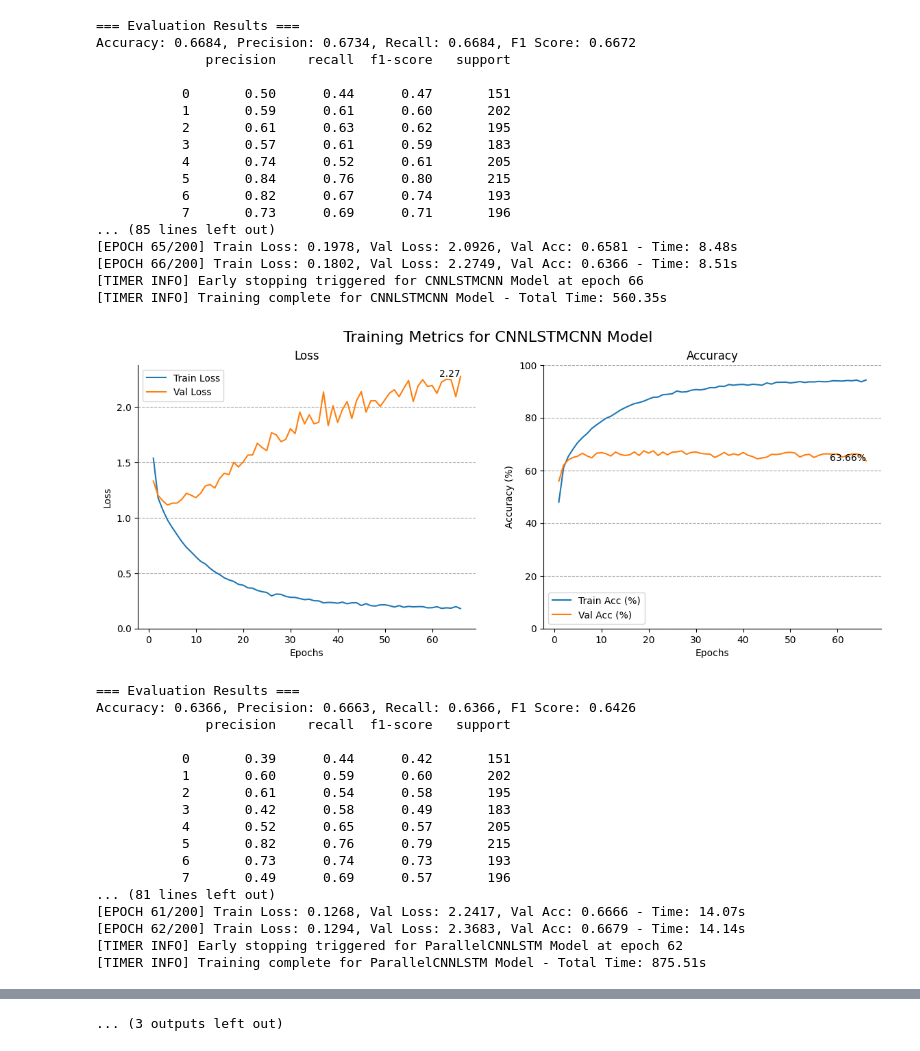
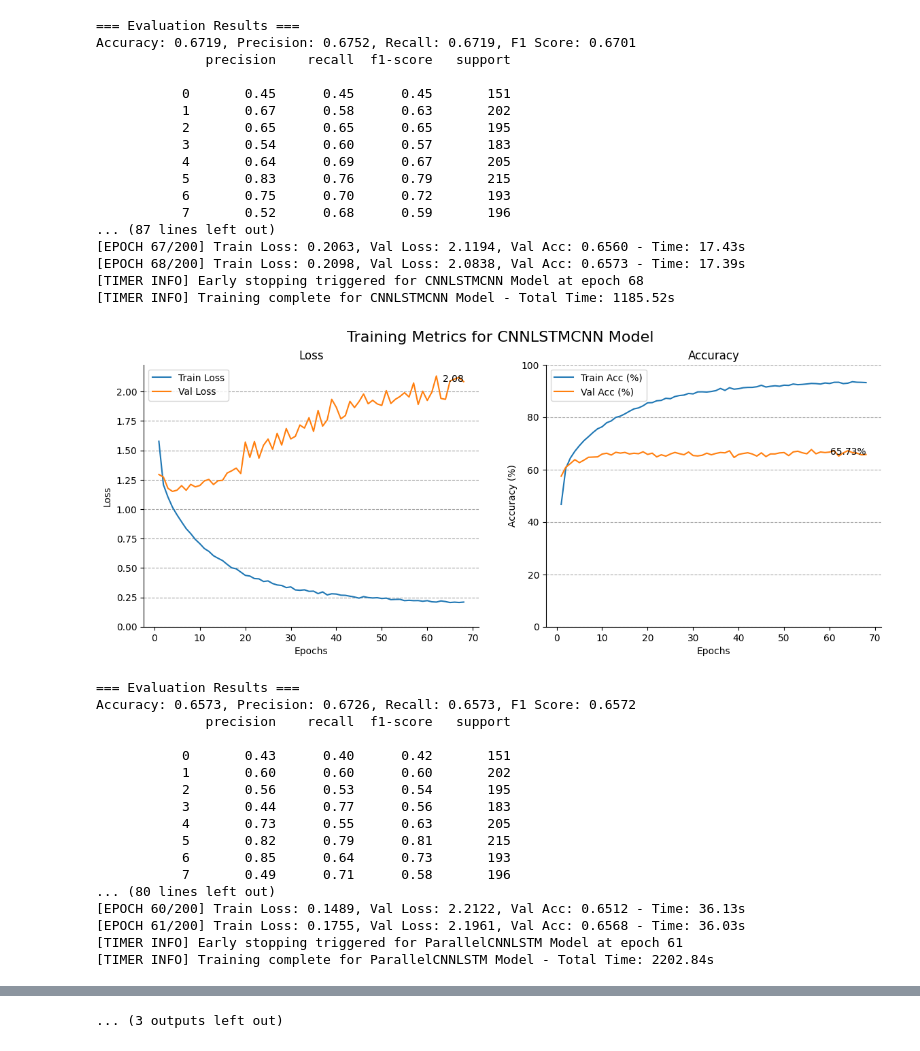
Before and after one commit to quekyuchern/AI6103-Project, a Jupyter notebook: hybrid_cnn_lstm/train.ipynb, the cells around one changed output, grey strips where cells are left out. Cells and saved outputs as stored; diff of their text form; code cells hidden in the pictures.

Commit message:
Kaggle Notebook | hybrid_cnn_lstm_training | Version 7

```diff
--- a/hybrid_cnn_lstm/train.ipynb
+++ b/hybrid_cnn_lstm/train.ipynb
@@ -366,7 +366,7 @@ def main(model_type, X_train_tensor, y_train_tensor, X_val_tensor, y_val_tensor,
         raise ValueError("Invalid model type. Choose a valid model type from the list.")
 
     criterion = nn.CrossEntropyLoss()
-    optimizer = optim.Adam(model.parameters(), lr=0.001)
+    optimizer = optim.Adam(model.parameters(), lr=0.001, weight_decay=1e-5)
 
     num_epochs = 200
     patience = 10
@@ -383,7 +383,7 @@ if __name__ == "__main__":
     model_types = ["CNNLSTM", "LSTMCNN", "StackedLSTMCNN", "CNNStackedLSTM", "CNNLSTMCNN", "ParallelCNNLSTM", "InterleavedCNNLSTM"]
     for model_type in model_types:
         print(f"\nTesting {model_type} model:")
-        main(model_type, X_train_tensor, y_train_tensor, X_val_tensor, y_val_tensor, device, input_dim=768, hidden_dim=256, output_dim=output_dim)
+        main(model_type, X_train_tensor, y_train_tensor, X_val_tensor, y_val_tensor, device, input_dim=768, hidden_dim=512, output_dim=output_dim)
 # %% [output]
 [TIMER INFO] Using device: cuda
 [TIMER INFO] Loading preprocessed dataset...
@@ -460,35 +460,35 @@ Accuracy: 0.7058, Precision: 0.7114, Recall: 0.7058, F1 Score: 0.7049
 === Evaluation Results ===
-Accuracy: 0.6684, Precision: 0.6734, Recall: 0.6684, F1 Score: 0.6672
+Accuracy: 0.6719, Precision: 0.6752, Recall: 0.6719, F1 Score: 0.6701
               precision    recall  f1-score   support
 
-           0       0.50      0.44      0.47       151
-           1       0.59      0.61      0.60       202
-           2       0.61      0.63      0.62       195
-           3       0.57      0.61      0.59       183
-           4       0.74      0.52      0.61       205
-           5       0.84      0.76      0.80       215
-           6       0.82      0.67      0.74       193
-           7       0.73      0.69      0.71       196
-... (85 lines left out)
-[EPOCH 65/200] Train Loss: 0.1978, Val Loss: 2.0926, Val Acc: 0.6581 - Time: 8.48s
-[EPOCH 66/200] Train Loss: 0.1802, Val Loss: 2.2749, Val Acc: 0.6366 - Time: 8.51s
-[TIMER INFO] Early stopping triggered for CNNLSTMCNN Model at epoch 66
-[TIMER INFO] Training complete for CNNLSTMCNN Model - Total Time: 560.35s
+           0       0.45      0.45      0.45       151
+           1       0.67      0.58      0.63       202
+           2       0.65      0.65      0.65       195
+           3       0.54      0.60      0.57       183
+           4       0.64      0.69      0.67       205
+           5       0.83      0.76      0.79       215
+           6       0.75      0.70      0.72       193
+           7       0.52      0.68      0.59       196
+... (87 lines left out)
+[EPOCH 67/200] Train Loss: 0.2063, Val Loss: 2.1194, Val Acc: 0.6560 - Time: 17.43s
+[EPOCH 68/200] Train Loss: 0.2098, Val Loss: 2.0838, Val Acc: 0.6573 - Time: 17.39s
+[TIMER INFO] Early stopping triggered for CNNLSTMCNN Model at epoch 68
+[TIMER INFO] Training complete for CNNLSTMCNN Model - Total Time: 1185.52s
-[figure, old version]
+[figure, new version]
 === Evaluation Results ===
-Accuracy: 0.6366, Precision: 0.6663, Recall: 0.6366, F1 Score: 0.6426
+Accuracy: 0.6573, Precision: 0.6726, Recall: 0.6573, F1 Score: 0.6572
               precision    recall  f1-score   support
 
-           0       0.39      0.44      0.42       151
-           1       0.60      0.59      0.60       202
-           2       0.61      0.54      0.58       195
-           3       0.42      0.58      0.49       183
-           4       0.52      0.65      0.57       205
-           5       0.82      0.76      0.79       215
-           6       0.73      0.74      0.73       193
-           7       0.49      0.69      0.57       196
-... (81 lines left out)
-[EPOCH 61/200] Train Loss: 0.1268, Val Loss: 2.2417, Val Acc: 0.6666 - Time: 14.07s
-[EPOCH 62/200] Train Loss: 0.1294, Val Loss: 2.3683, Val Acc: 0.6679 - Time: 14.14s
-[TIMER INFO] Early stopping triggered for ParallelCNNLSTM Model at epoch 62
-[TIMER INFO] Training complete for ParallelCNNLSTM Model - Total Time: 875.51s
+           0       0.43      0.40      0.42       151
+           1       0.60      0.60      0.60       202
+           2       0.56      0.53      0.54       195
+           3       0.44      0.77      0.56       183
+           4       0.73      0.55      0.63       205
+           5       0.82      0.79      0.81       215
+           6       0.85      0.64      0.73       193
+           7       0.49      0.71      0.58       196
+... (80 lines left out)
+[EPOCH 60/200] Train Loss: 0.1489, Val Loss: 2.2122, Val Acc: 0.6512 - Time: 36.13s
+[EPOCH 61/200] Train Loss: 0.1755, Val Loss: 2.1961, Val Acc: 0.6568 - Time: 36.03s
+[TIMER INFO] Early stopping triggered for ParallelCNNLSTM Model at epoch 61
+[TIMER INFO] Training complete for ParallelCNNLSTM Model - Total Time: 2202.84s
```
Also changed, not shown: parts of 1 cell of this notebook.
